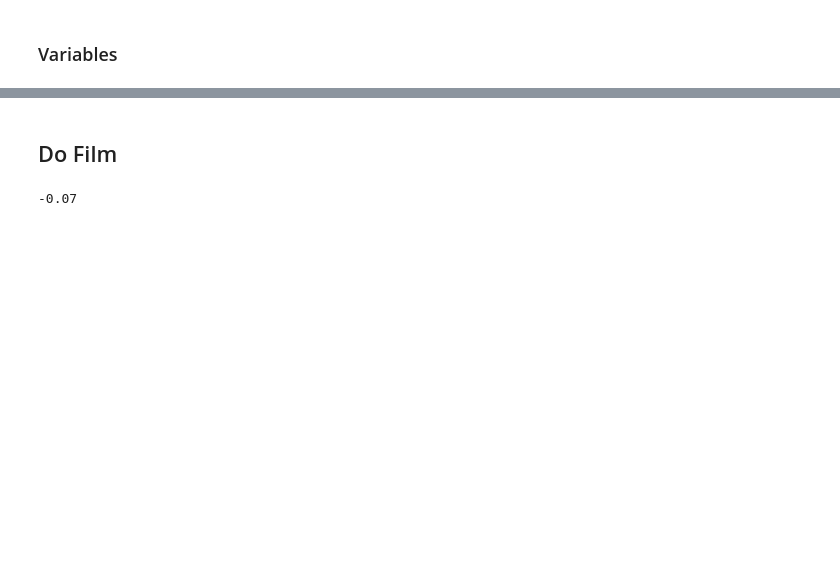
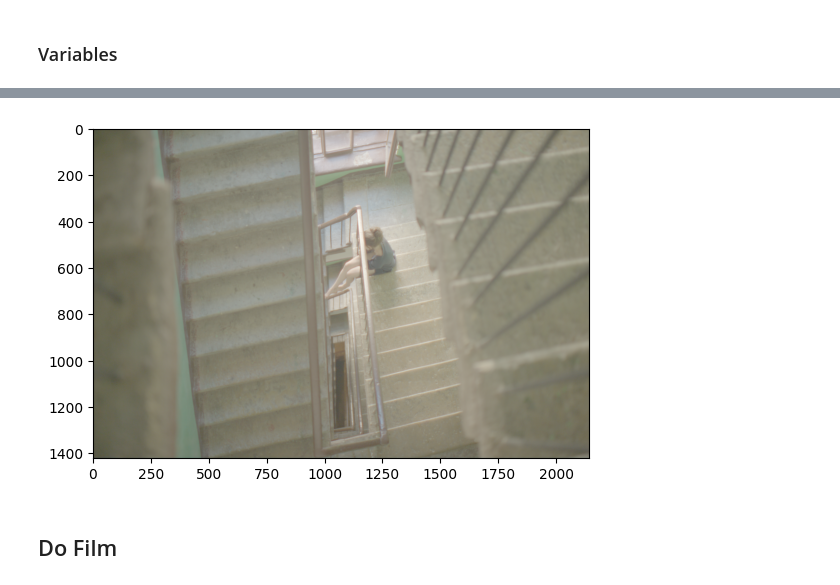
Before and after one commit to WanomiR/gorgeous-converter, a Jupyter notebook: src/notebooks/draft-algorithm.ipynb, the cells around one changed output, grey strips where cells are left out. Drawn from its saved outputs; the diff is of its cells as text; code cells hidden in the pictures; blank space fills up the shorter version.

Commit message:
rewrite draft algorithm into functions

```diff
--- a/src/notebooks/draft-algorithm.ipynb
+++ b/src/notebooks/draft-algorithm.ipynb
@@ -55,13 +69,25 @@ where $k>0$ is the decay coefficient.
+# %%
+# clipped areas is everything that >= 65535
+image_norm = normalize_by_18pct_grey(image)
+show_img(image_norm)
 # %%
-def blur(size: int = 10, k: int = 50):
-    x = np.fabs(np.linspace(-size, size, size * 2 + 1) / size)
-    kernel_1d = (
-            (x - 1) ** 2 * ((x * k) + k + 1)
+def gen_blur_matrix(n: int = 10, k: int = 50) -> np.array:
+    """
+    Create a blur matrix based on the
+    hyperbolic decay function: https://habr.com/ru/articles/432622/
+    :param n:  blur radius
+    :param k: spread coefficient
+    :return: 2-dimensional matrix
+    """
+    x = np.fabs(  # create a linear space from -1 to 1 with 2n+1 steps
+        np.linspace(-n, n, n * 2 + 1) / n
+    )
+    kernel_1d = (  # apply the hyperbolic decay function
+            (((x - 1) ** 2) * (x * k + k + 1))
             /
-            (k + 1) * (k * x + 1)
+            ((k + 1) * (k * x + 1))
     )
-
+    # create an outer product normalized matrix
     kernel_2d = np.outer(kernel_1d.T, kernel_1d.T)
-    summa = np.sum(kernel_2d)
-    kernel_2d = kernel_2d / summa
+    kernel_2d /= np.sum(kernel_2d)
     return kernel_2d
@@ -89,2 +134,20 @@ np.save("../../out/" + IMAGE_NAME + ".npy", rgblog_1_0)
+# %%
+image_blur = blur_image(image_norm, blur_params)
+show_img(image_blur)
+# %%
+# convert blurred image into human perception range
+def log_convert(img: np.array) -> np.array:
+    img_log = np.log10(img)
+    return (
+            (img_log - 2.3)
+            /
+            (np.max(img_log) - 2.3)
+    )
+# %%
+# we are done with preprocessing and ready to work with colors
+image_norm = log_convert(image_blur)
+plt.imshow(image_norm);
+# %% [output]
+[figure, added]
 # %% [markdown]
 ## Do Film
@@ -102,5 +153,0 @@ WEIGHT = 254
-# %%
-ex_comp_auto = img - np.average(img) - 0.07
-print(np.average(ex_comp_auto))
-# %% [output]
--0.07
```
Also changed, not shown: parts of 45 cells of this notebook, 4 other files.
